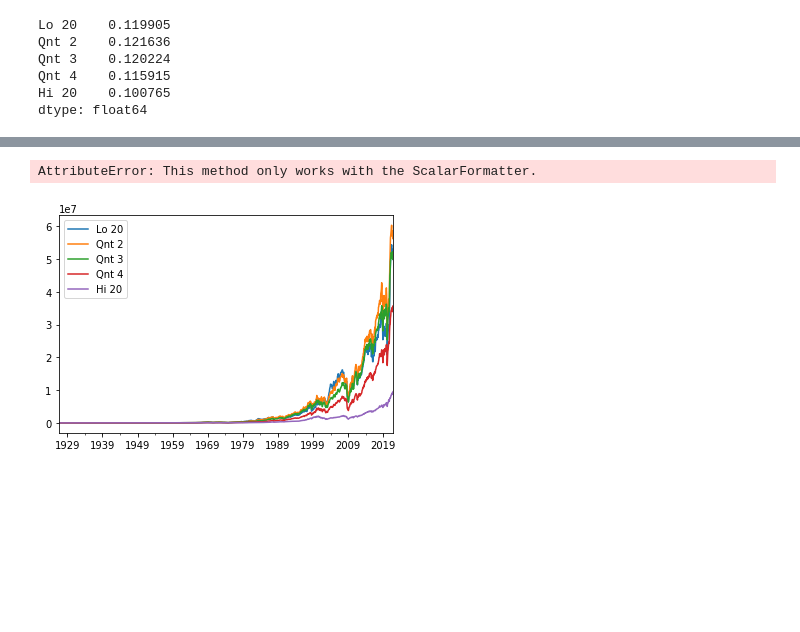
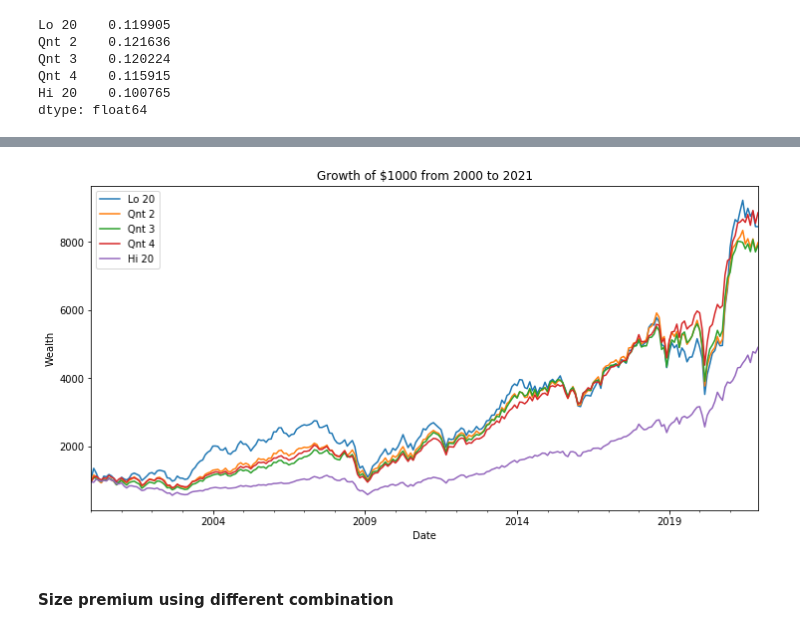
Before and after one commit to biv-neupane7/Code-for-the-articles, a Jupyter notebook: Article 16.ipynb, the cells around one changed output, grey strips where cells are left out. Drawn from its saved outputs; the diff is of its cells as text; code cells hidden in the pictures; blank space fills up the shorter version.

```diff
--- a/Article 16.ipynb
+++ b/Article 16.ipynb
@@ -457,8 +457,8 @@ quint_data.describe() # Full sample stats
 | 75% | 0.049875 | 0.048275 | 0.046675 | 0.042900 | 0.037675 |
 | max | 0.959700 | 0.699000 | 0.580700 | 0.527400 | 0.369500 |
 # %%
-quint_data1=quint_data["2000":].describe() # Stats for 2000 to 2021
-quint_data1
+quint_data1=quint_data["2000":] # Stats for 2000 to 2021
+quint_data1.describe()
 # %% [output]
 |  | Lo 20 | Qnt 2 | Qnt 3 | Qnt 4 | Hi 20 |
 | count | 264.000000 | 264.000000 | 264.000000 | 264.000000 | 264.000000 |
@@ -488,5 +509,6 @@ dtype: float64
 # %%
 # Creating a wealth index from the quintiles and plotting it
 
-wealth_index=1000*(1+quint_data).cumprod()
+wealth_index=1000*(1+quint_data1).cumprod()
 wealth_index=wealth_index.round(2)
+wealth_index
@@ -493,7 +529,7 @@ wealth_index=wealth_index.round(2)
-# %%
-wealth_index.plot()
-plt.ticklabel_format(style="plain")
-plt.show()
-# %% [output]
-AttributeError: This method only works with the ScalarFormatter.
-[figure, removed]
+# %%
+wealth_index.plot(figsize=(12,6), title="Growth of $1000 from 2000 to 2021", xlabel="Date",ylabel="Wealth")
+plt.savefig("Wealth_index.png", dpi=300)
+# %% [output]
+[figure, added]
+# %% [markdown]
+#### Size premium using different combination
```
Also changed, not shown: parts of 32 cells of this notebook.
